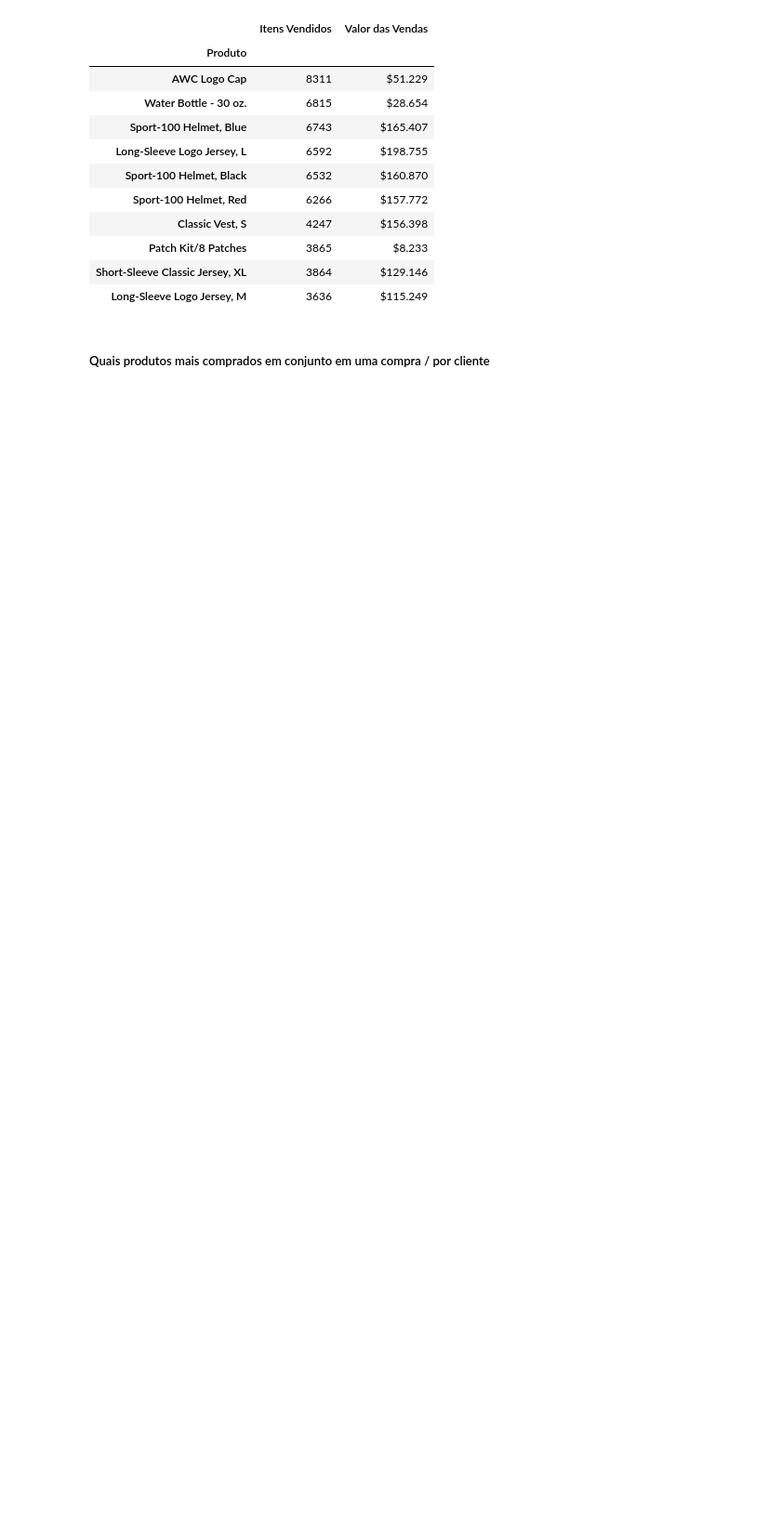
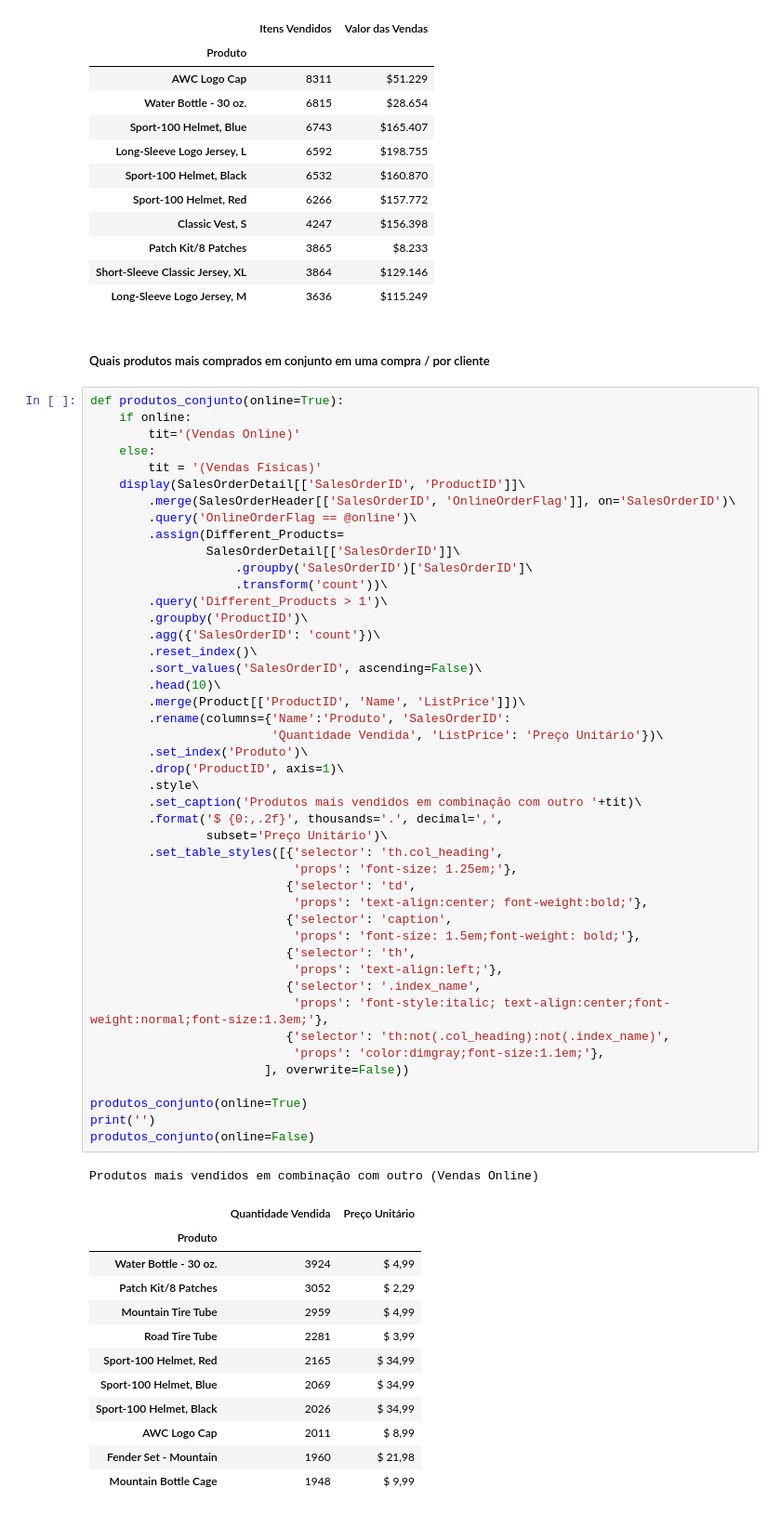
Before and after one commit to rurgel/exploratory-data-analysis, a Jupyter notebook: Adventure Works/Adventure_Works_EDA.ipynb, the cells around one changed output. Shown: that part at 93% size. Cells and saved outputs as stored; diff of their text form; blank space fills up the shorter version.

```diff
--- a/Adventure Works/Adventure_Works_EDA.ipynb
+++ b/Adventure Works/Adventure_Works_EDA.ipynb
@@ -261,3 +268,62 @@ SalesOrderDetail[['ProductID', 'OrderQty', 'LineTotal']].set_index('ProductID')\
 | Long-Sleeve Logo Jersey, M | 3636 | $115.249 |
 # %% [markdown]
 ##### Quais produtos mais comprados em conjunto em uma compra / por cliente
+# %%
+def produtos_conjunto(online=True):
+    if online:
+        tit='(Vendas Online)'
+    else:
+        tit = '(Vendas Físicas)'
+    display(SalesOrderDetail[['SalesOrderID', 'ProductID']]\
+        .merge(SalesOrderHeader[['SalesOrderID', 'OnlineOrderFlag']], on='SalesOrderID')\
+        .query('OnlineOrderFlag == @online')\
+        .assign(Different_Products=
+                SalesOrderDetail[['SalesOrderID']]\
+                    .groupby('SalesOrderID')['SalesOrderID']\
+                    .transform('count'))\
+        .query('Different_Products > 1')\
+        .groupby('ProductID')\
+        .agg({'SalesOrderID': 'count'})\
+        .reset_index()\
+        .sort_values('SalesOrderID', ascending=False)\
+        .head(10)\
+        .merge(Product[['ProductID', 'Name', 'ListPrice']])\
+        .rename(columns={'Name':'Produto', 'SalesOrderID':
+                         'Quantidade Vendida', 'ListPrice': 'Preço Unitário'})\
+        .set_index('Produto')\
+        .drop('ProductID', axis=1)\
+        .style\
+        .set_caption('Produtos mais vendidos em combinação com outro '+tit)\
+        .format('$ {0:,.2f}', thousands='.', decimal=',',
+                subset='Preço Unitário')\
+        .set_table_styles([{'selector': 'th.col_heading',
+                            'props': 'font-size: 1.25em;'},
+                           {'selector': 'td',
+                            'props': 'text-align:center; font-weight:bold;'},
+                           {'selector': 'caption',
+                            'props': 'font-size: 1.5em;font-weight: bold;'},
+                           {'selector': 'th',
+                            'props': 'text-align:left;'},
+                           {'selector': '.index_name',
+                            'props': 'font-style:italic; text-align:center;font-weight:normal;font-size:1.3em;'},
+                           {'selector': 'th:not(.col_heading):not(.index_name)',
+                            'props': 'color:dimgray;font-size:1.1em;'},
+                        ], overwrite=False))
+
+produtos_conjunto(online=True)
+print('')
+produtos_conjunto(online=False)
+# %% [output]
+Produtos mais vendidos em combinação com outro (Vendas Online)
+|  | Quantidade Vendida | Preço Unitário |
+| Produto |  |  |
+| Water Bottle - 30 oz. | 3924 | $ 4,99 |
+| Patch Kit/8 Patches | 3052 | $ 2,29 |
+| Mountain Tire Tube | 2959 | $ 4,99 |
+| Road Tire Tube | 2281 | $ 3,99 |
+| Sport-100 Helmet, Red | 2165 | $ 34,99 |
+| Sport-100 Helmet, Blue | 2069 | $ 34,99 |
+| Sport-100 Helmet, Black | 2026 | $ 34,99 |
+| AWC Logo Cap | 2011 | $ 8,99 |
+| Fender Set - Mountain | 1960 | $ 21,98 |
+| Mountain Bottle Cage | 1948 | $ 9,99 |
```
Also changed, not shown: parts of 21 cells of this notebook, 1 other file.
